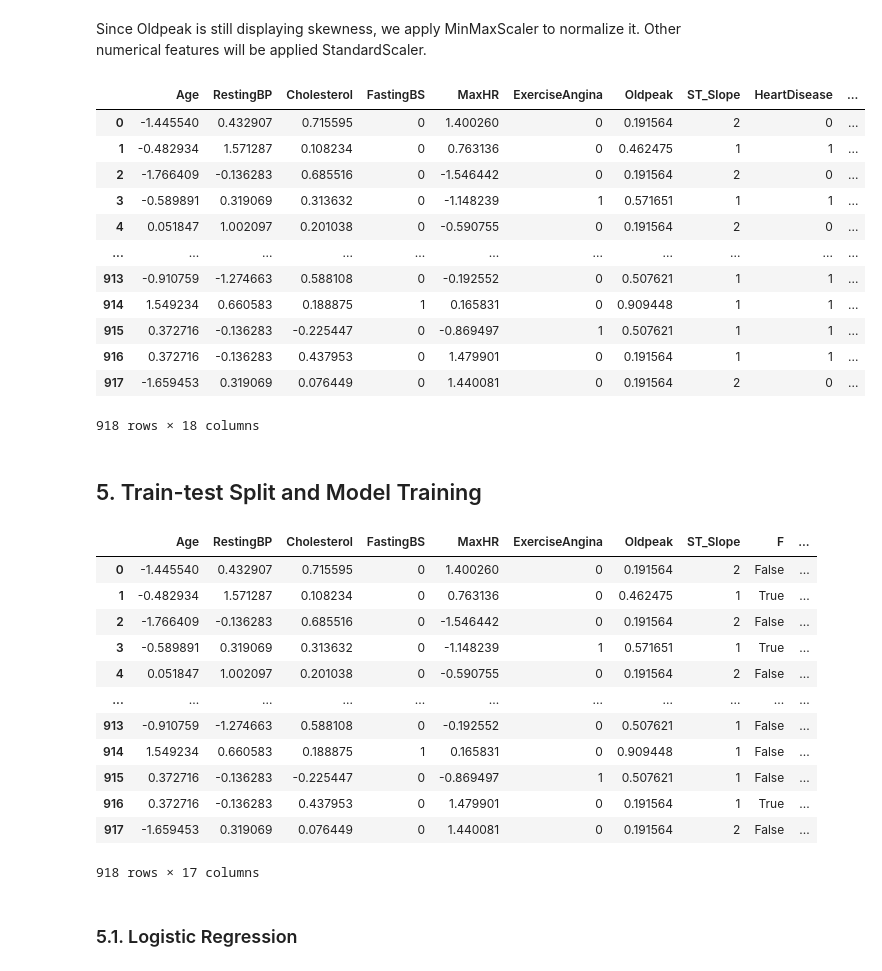
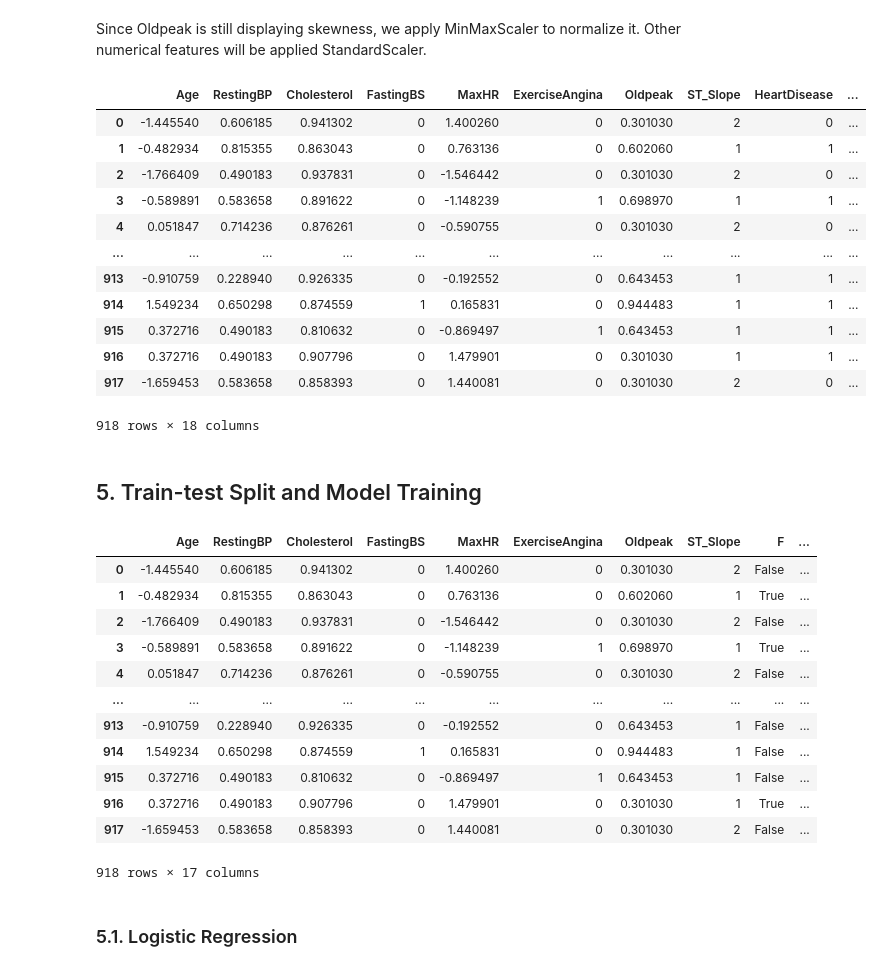
Before and after one commit to VanVu1306/heart-disease-classification, a Jupyter notebook: heart-disease-class.ipynb, the cells around one changed output. Saved outputs shown, nothing was run; the diff lists cells and outputs as text; code cells hidden in the pictures.

```diff
--- a/heart-disease-class.ipynb
+++ b/heart-disease-class.ipynb
@@ -209,7 +205,7 @@ plt.show()
 # %% [markdown]
 We will handle skewness for Cholesterol and Oldpeak.
 # %%
-skew = ['Cholesterol','Oldpeak']
+skew = ['Cholesterol','Oldpeak', 'RestingBP']
 # %%
 def handle_skewness(data, skew):
     for col in skew:
@@ -217,7 +213,7 @@ def handle_skewness(data, skew):
             lambda_opt = boxcox_normmax(data)
             data[col] = boxcox1p(data[col], lambda_opt)
         except Exception as e:
-            data[col] = np.sqrt(data[col]+1)
+            data[col] = np.log1p(data[col])
     return data
 # %%
 data = handle_skewness(data, skew)
@@ -243,3 +239,16 @@ LVH               0
 Normal            0
 ST                0
 dtype: int64
+# %%
+fig, ax = plt.subplots(2, 3, figsize=(10, 6))
+ax = ax.flatten()
+
+for i, col in enumerate(cols):
+    skew_val = data[col].skew()
+    sns.histplot(data[col], kde=True, ax=ax[i], color='skyblue', alpha=0.5)
+    ax[i].set_title(f"{col}\nSkew: {skew_val:.2f}")
+    ax[i].set_xlabel('')
+    ax[i].set_ylabel('')
+
+plt.tight_layout()
+plt.show()
@@ -250,27 +261,27 @@ Since Oldpeak is still displaying skewness, we apply MinMaxScaler to normalize i
 # %%
 standardize = StandardScaler()
 normalize = MinMaxScaler()
 
 for col in cols:
-    if col == 'Oldpeak':
+    if col == 'Oldpeak' or col == 'Cholesterol' or col == 'RestingBP':
         data[col] = normalize.fit_transform(data[[col]])
     else:
         data[col] = standardize.fit_transform(data[[col]])
 
 data
 # %% [output]
 |  | Age | RestingBP | Cholesterol | FastingBS | MaxHR | ExerciseAngina | Oldpeak | ST_Slope | HeartDisease | ... |
-| 0 | -1.445540 | 0.432907 | 0.715595 | 0 | 1.400260 | 0 | 0.191564 | 2 | 0 | ... |
-| 1 | -0.482934 | 1.571287 | 0.108234 | 0 | 0.763136 | 0 | 0.462475 | 1 | 1 | ... |
-| 2 | -1.766409 | -0.136283 | 0.685516 | 0 | -1.546442 | 0 | 0.191564 | 2 | 0 | ... |
-| 3 | -0.589891 | 0.319069 | 0.313632 | 0 | -1.148239 | 1 | 0.571651 | 1 | 1 | ... |
-| 4 | 0.051847 | 1.002097 | 0.201038 | 0 | -0.590755 | 0 | 0.191564 | 2 | 0 | ... |
+| 0 | -1.445540 | 0.606185 | 0.941302 | 0 | 1.400260 | 0 | 0.301030 | 2 | 0 | ... |
+| 1 | -0.482934 | 0.815355 | 0.863043 | 0 | 0.763136 | 0 | 0.602060 | 1 | 1 | ... |
+| 2 | -1.766409 | 0.490183 | 0.937831 | 0 | -1.546442 | 0 | 0.301030 | 2 | 0 | ... |
+| 3 | -0.589891 | 0.583658 | 0.891622 | 0 | -1.148239 | 1 | 0.698970 | 1 | 1 | ... |
+| 4 | 0.051847 | 0.714236 | 0.876261 | 0 | -0.590755 | 0 | 0.301030 | 2 | 0 | ... |
 | ... | ... | ... | ... | ... | ... | ... | ... | ... | ... | ... |
-| 913 | -0.910759 | -1.274663 | 0.588108 | 0 | -0.192552 | 0 | 0.507621 | 1 | 1 | ... |
-| 914 | 1.549234 | 0.660583 | 0.188875 | 1 | 0.165831 | 0 | 0.909448 | 1 | 1 | ... |
-| 915 | 0.372716 | -0.136283 | -0.225447 | 0 | -0.869497 | 1 | 0.507621 | 1 | 1 | ... |
-| 916 | 0.372716 | -0.136283 | 0.437953 | 0 | 1.479901 | 0 | 0.191564 | 1 | 1 | ... |
-| 917 | -1.659453 | 0.319069 | 0.076449 | 0 | 1.440081 | 0 | 0.191564 | 2 | 0 | ... |
+| 913 | -0.910759 | 0.228940 | 0.926335 | 0 | -0.192552 | 0 | 0.643453 | 1 | 1 | ... |
+| 914 | 1.549234 | 0.650298 | 0.874559 | 1 | 0.165831 | 0 | 0.944483 | 1 | 1 | ... |
+| 915 | 0.372716 | 0.490183 | 0.810632 | 0 | -0.869497 | 1 | 0.643453 | 1 | 1 | ... |
+| 916 | 0.372716 | 0.490183 | 0.907796 | 0 | 1.479901 | 0 | 0.301030 | 1 | 1 | ... |
+| 917 | -1.659453 | 0.583658 | 0.858393 | 0 | 1.440081 | 0 | 0.301030 | 2 | 0 | ... |
 918 rows × 18 columns
 # %% [markdown]
 ## 5. Train-test Split and Model Training
@@ -280,17 +291,17 @@ y = data['HeartDisease']
 x
 # %% [output]
 |  | Age | RestingBP | Cholesterol | FastingBS | MaxHR | ExerciseAngina | Oldpeak | ST_Slope | F | ... |
-| 0 | -1.445540 | 0.432907 | 0.715595 | 0 | 1.400260 | 0 | 0.191564 | 2 | False | ... |
-| 1 | -0.482934 | 1.571287 | 0.108234 | 0 | 0.763136 | 0 | 0.462475 | 1 | True | ... |
-| 2 | -1.766409 | -0.136283 | 0.685516 | 0 | -1.546442 | 0 | 0.191564 | 2 | False | ... |
-| 3 | -0.589891 | 0.319069 | 0.313632 | 0 | -1.148239 | 1 | 0.571651 | 1 | True | ... |
-| 4 | 0.051847 | 1.002097 | 0.201038 | 0 | -0.590755 | 0 | 0.191564 | 2 | False | ... |
+| 0 | -1.445540 | 0.606185 | 0.941302 | 0 | 1.400260 | 0 | 0.301030 | 2 | False | ... |
+| 1 | -0.482934 | 0.815355 | 0.863043 | 0 | 0.763136 | 0 | 0.602060 | 1 | True | ... |
+| 2 | -1.766409 | 0.490183 | 0.937831 | 0 | -1.546442 | 0 | 0.301030 | 2 | False | ... |
+| 3 | -0.589891 | 0.583658 | 0.891622 | 0 | -1.148239 | 1 | 0.698970 | 1 | True | ... |
+| 4 | 0.051847 | 0.714236 | 0.876261 | 0 | -0.590755 | 0 | 0.301030 | 2 | False | ... |
 | ... | ... | ... | ... | ... | ... | ... | ... | ... | ... | ... |
-| 913 | -0.910759 | -1.274663 | 0.588108 | 0 | -0.192552 | 0 | 0.507621 | 1 | False | ... |
-| 914 | 1.549234 | 0.660583 | 0.188875 | 1 | 0.165831 | 0 | 0.909448 | 1 | False | ... |
-| 915 | 0.372716 | -0.136283 | -0.225447 | 0 | -0.869497 | 1 | 0.507621 | 1 | False | ... |
-| 916 | 0.372716 | -0.136283 | 0.437953 | 0 | 1.479901 | 0 | 0.191564 | 1 | True | ... |
-| 917 | -1.659453 | 0.319069 | 0.076449 | 0 | 1.440081 | 0 | 0.191564 | 2 | False | ... |
+| 913 | -0.910759 | 0.228940 | 0.926335 | 0 | -0.192552 | 0 | 0.643453 | 1 | False | ... |
+| 914 | 1.549234 | 0.650298 | 0.874559 | 1 | 0.165831 | 0 | 0.944483 | 1 | False | ... |
+| 915 | 0.372716 | 0.490183 | 0.810632 | 0 | -0.869497 | 1 | 0.643453 | 1 | False | ... |
+| 916 | 0.372716 | 0.490183 | 0.907796 | 0 | 1.479901 | 0 | 0.301030 | 1 | True | ... |
+| 917 | -1.659453 | 0.583658 | 0.858393 | 0 | 1.440081 | 0 | 0.301030 | 2 | False | ... |
 918 rows × 17 columns
 # %%
 X_train, X_test, y_train, y_test = train_test_split(x, y, test_size=0.2, random_state=42, stratify=y)
```
Also changed, not shown: parts of 5 cells of this notebook.
